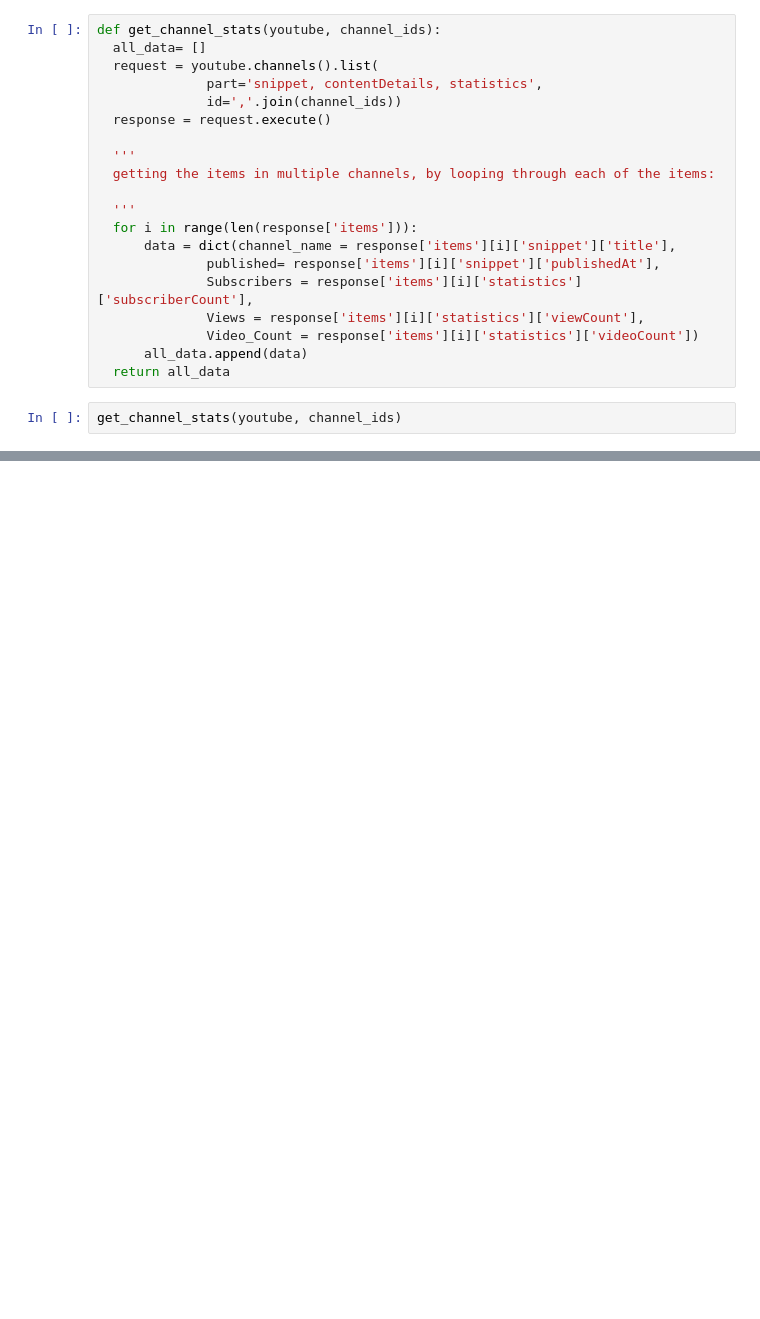
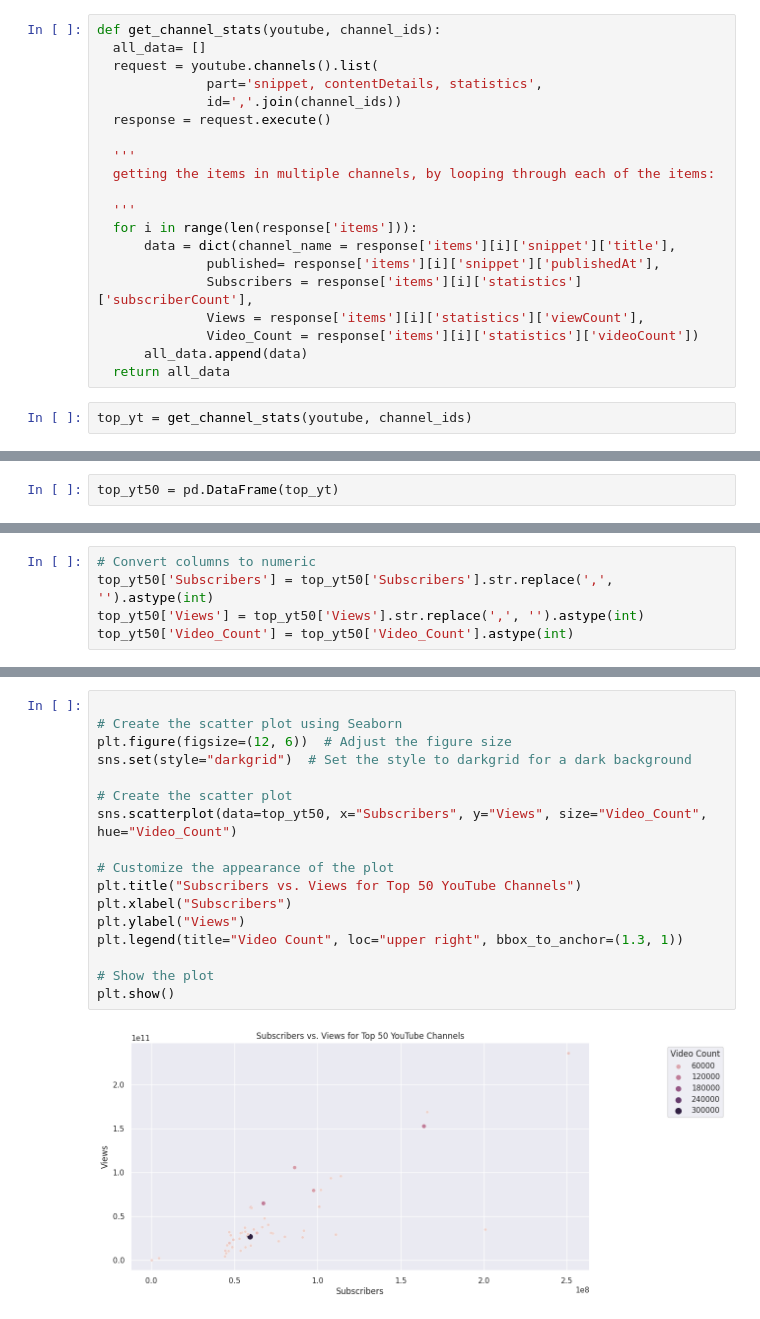
Before and after one commit to DeeeTeeee/YouTubeAPI, a Jupyter notebook: YT_channels.ipynb, the cells around one changed output, grey strips where cells are left out. Saved outputs shown, nothing was run; the diff lists cells and outputs as text; blank space fills up the shorter version.

```diff
--- a/YT_channels.ipynb
+++ b/YT_channels.ipynb
@@ -106,4 +107,4 @@ def get_channel_stats(youtube, channel_ids):
       all_data.append(data)
   return all_data
 # %%
-get_channel_stats(youtube, channel_ids)
+top_yt = get_channel_stats(youtube, channel_ids)
@@ -127,0 +113,2 @@ get_channel_stats(youtube, channel_ids)
+# %%
+top_yt50 = pd.DataFrame(top_yt)
@@ -127,0 +152,5 @@ get_channel_stats(youtube, channel_ids)
+# %%
+# Convert columns to numeric
+top_yt50['Subscribers'] = top_yt50['Subscribers'].str.replace(',', '').astype(int)
+top_yt50['Views'] = top_yt50['Views'].str.replace(',', '').astype(int)
+top_yt50['Video_Count'] = top_yt50['Video_Count'].astype(int)
@@ -127,0 +175,19 @@ get_channel_stats(youtube, channel_ids)
+# %%
+
+# Create the scatter plot using Seaborn
+plt.figure(figsize=(12, 6))  # Adjust the figure size
+sns.set(style="darkgrid")  # Set the style to darkgrid for a dark background
+
+# Create the scatter plot
+sns.scatterplot(data=top_yt50, x="Subscribers", y="Views", size="Video_Count", hue="Video_Count")
+
+# Customize the appearance of the plot
+plt.title("Subscribers vs. Views for Top 50 YouTube Channels")
+plt.xlabel("Subscribers")
+plt.ylabel("Views")
+plt.legend(title="Video Count", loc="upper right", bbox_to_anchor=(1.3, 1))
+
+# Show the plot
+plt.show()
+# %% [output]
+[figure, added]
```
Also changed, not shown: parts of 8 cells of this notebook.
